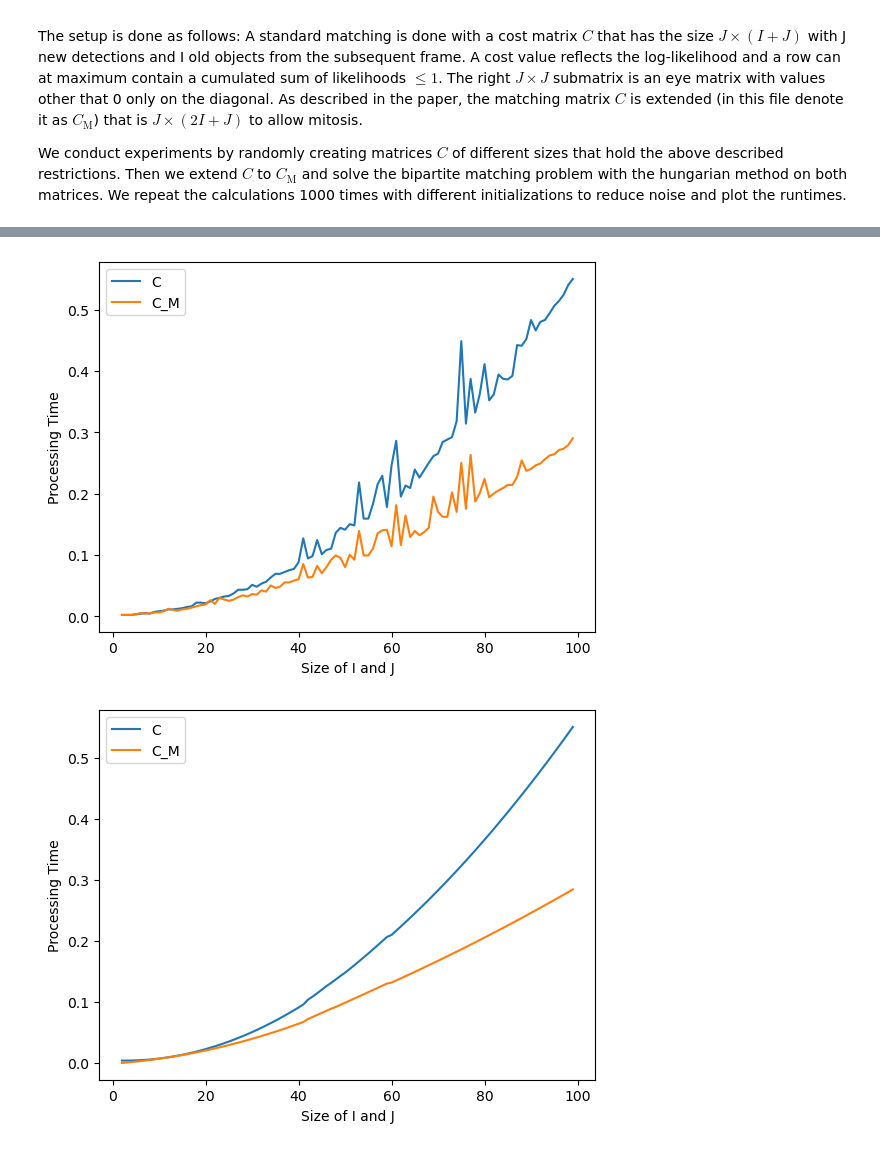
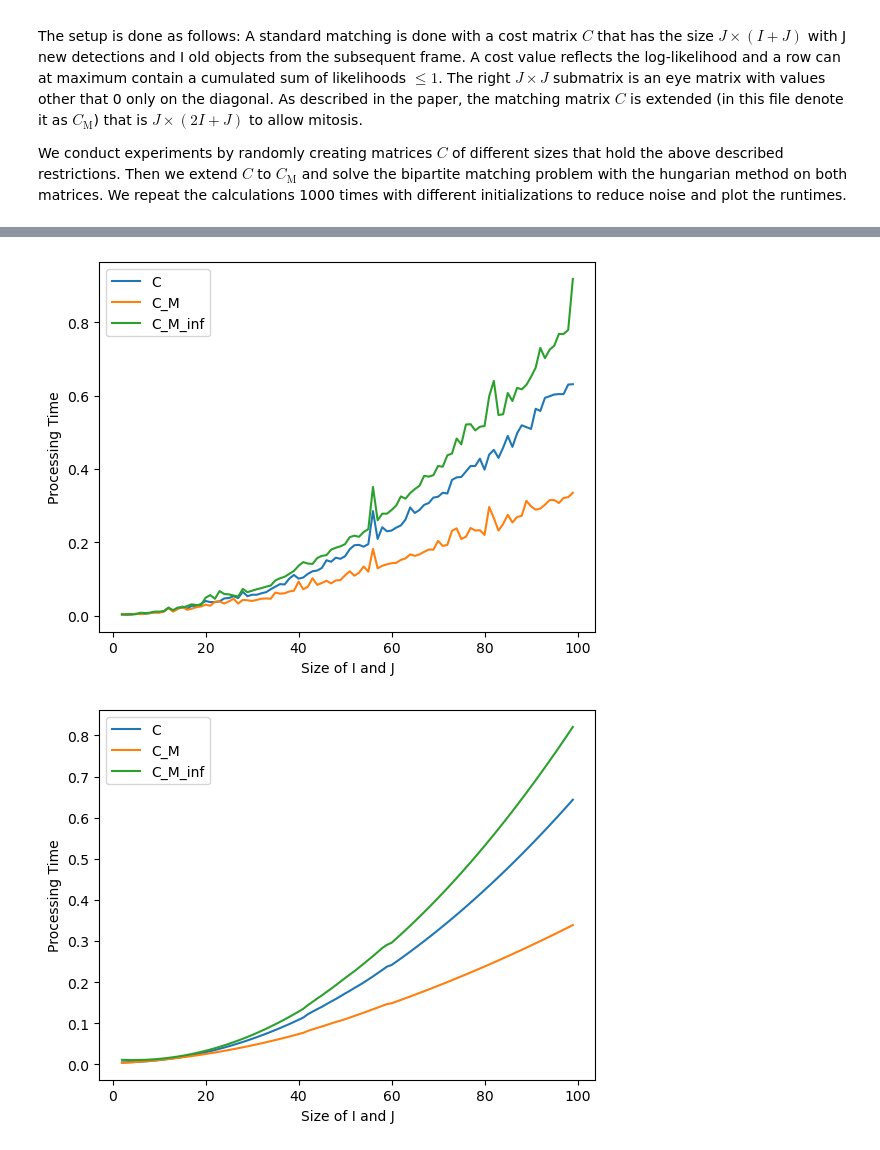
Before and after one commit to TimoK93/BiologicalNeeds, a Jupyter notebook: mht/scripts/runtime_mitosis_extension.ipynb, the cells around one changed output, grey strips where cells are left out. Cells and saved outputs as stored; diff of their text form; code cells hidden in the pictures.

```diff
--- a/mht/scripts/runtime_mitosis_extension.ipynb
+++ b/mht/scripts/runtime_mitosis_extension.ipynb
@@ -25,26 +25,34 @@ def create_matrices(size):
   C = np.concatenate([c_jj, c_ji], axis=1)
   C_M = np.concatenate([c_jj, c_jj, c_ji], axis=1)
   C = -np.log(C)
+  C_M_inf = -np.log(C_M)
+  C_M_inf[:, size:2*size] = np.inf
   C_M = -np.log(C_M)
-  return C, C_M
+  return C, C_M, C_M_inf
 
 sizes = []
 runtimes_c = []
 runtimes_c_m = []
+runtimes_c_m_inf = []
 
 
 for size in range(2, 100):
   matrices = [create_matrices(size) for x in range(2000)]
   t_c_start = now()
-  for C, C_M in matrices:
+  for C, C_M, C_M_inf in matrices:
     hungarian(C)
   t_c = (now() - t_c_start)
   t_c_m_start = now()
-  for C, C_M in matrices:
+  for C, C_M, C_M_inf in matrices:
     hungarian(C_M)
   t_c_m = (now() - t_c_m_start)
+  t_c_m_inf_start = now()
+  for C, C_M, C_M_inf in matrices:
+    hungarian(C_M_inf)
+  t_c_m_inf = (now() - t_c_m_inf_start)
   sizes.append(size)
   runtimes_c.append(t_c)
   runtimes_c_m.append(t_c_m)
-  print("Size", size, "Time C", t_c, "Time C_M", t_c_m, "Shapes", C.shape, C_M.shape)
+  runtimes_c_m_inf.append(t_c_m_inf)
+  print("Size", size, "Time C", t_c, "Time C_M", t_c_m, "Time C_M_inf", t_c_m_inf, "Shapes", C.shape, C_M.shape)
 # %% [output]
@@ -68,34 +76,37 @@ Size 99 Time C 0:00:00.550001 Time C_M 0:00:00.289999 Shapes (99, 198) (99, 297)
 # %%
 import matplotlib.pyplot as plt
 
 sizes = np.asarray(sizes)
 runtimes_c_converted = np.asarray([x.total_seconds() for x in runtimes_c])
 runtimes_c_m_converted = np.asarray([x.total_seconds() for x in runtimes_c_m])
+runtimes_c_m_inf_converted = np.asarray([x.total_seconds() for x in runtimes_c_m_inf])
 
 # plot lines
 plt.plot(sizes, runtimes_c_converted, label = "C")
 plt.plot(sizes, runtimes_c_m_converted, label = "C_M")
+plt.plot(sizes, runtimes_c_m_inf_converted, label = "C_M_inf")
 plt.legend()
 plt.xlabel("Size of I and J")
 plt.ylabel("Processing Time")
 plt.show()
 # %% [output]
-[figure, old version]
+[figure, new version]
 # %%
 from scipy.signal import savgol_filter
 
 
 runtimes_c_converted = savgol_filter(runtimes_c_converted, 80, 2)
 runtimes_c_m_converted = savgol_filter(runtimes_c_m_converted, 80, 2)
-
+runtimes_c_m_inf_converted = savgol_filter(runtimes_c_m_inf_converted, 80, 2)
 
 # plot lines
 plt.plot(sizes, runtimes_c_converted, label = "C")
 plt.plot(sizes, runtimes_c_m_converted, label = "C_M")
+plt.plot(sizes, runtimes_c_m_inf_converted, label = "C_M_inf")
 plt.legend()
 plt.xlabel("Size of I and J")
 plt.ylabel("Processing Time")
 plt.show()
 # %% [output]
-[figure, old version]
+[figure, new version]
 # %%
```
Also changed, not shown: parts of 2 cells of this notebook.
